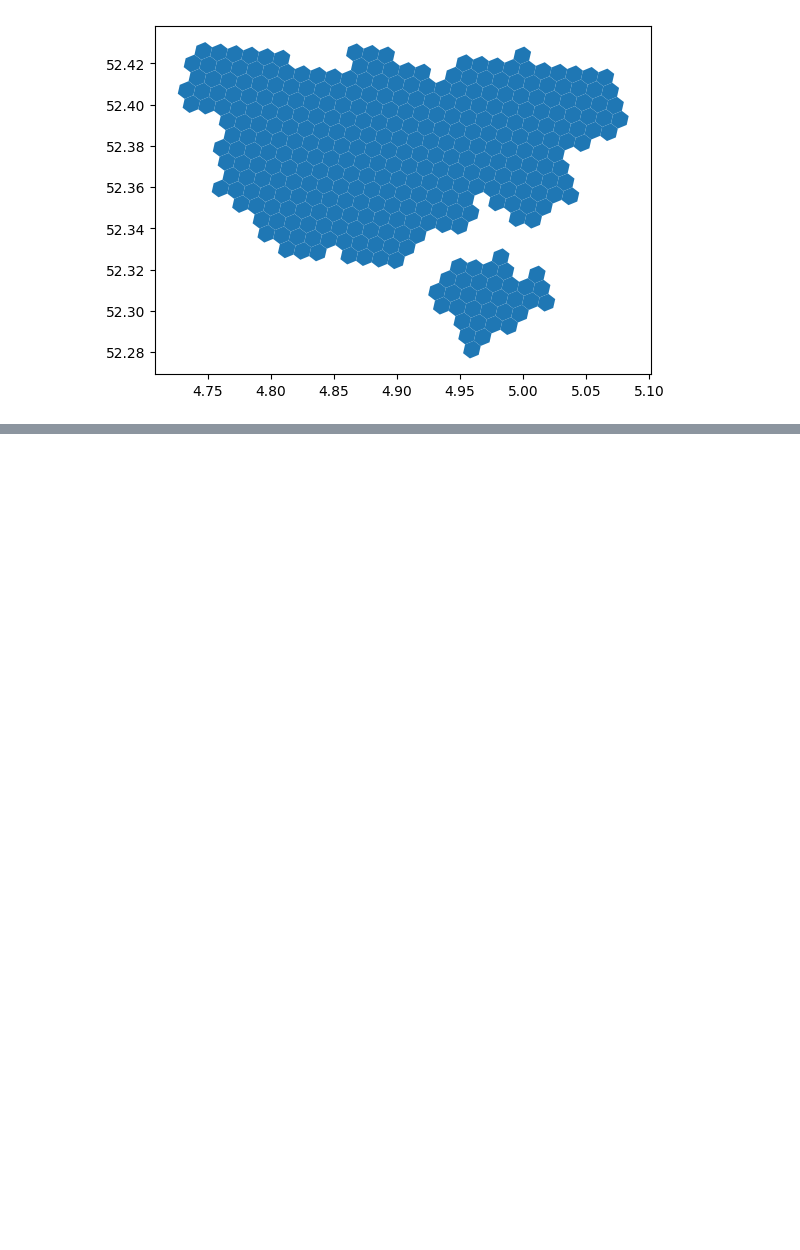
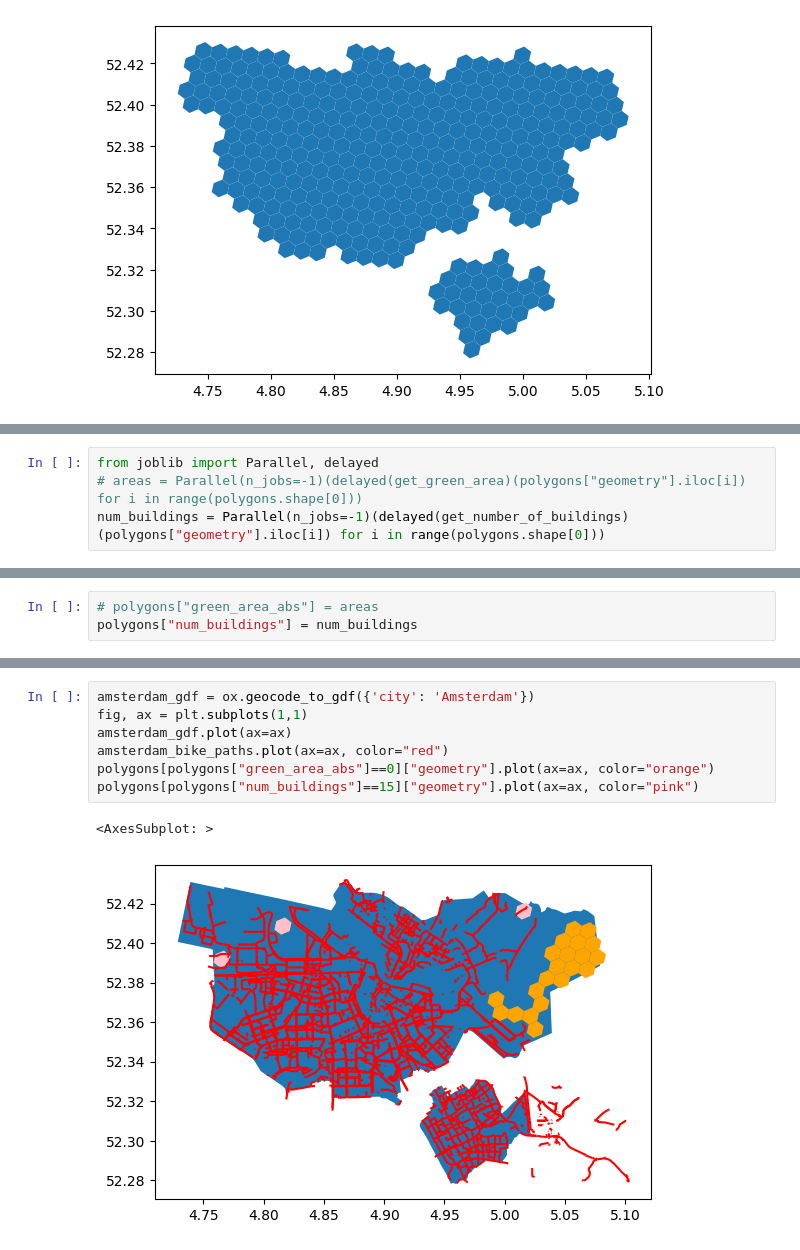
Before and after one commit to juliamorka/bike-paths-analysis, a Jupyter notebook: dev.ipynb, the cells around one changed output, grey strips where cells are left out. Drawn from its saved outputs; the diff is of its cells as text; blank space fills up the shorter version.

Commit message:
Dataset experiments, added some features from OpenStreetMap using parallelization

```diff
--- a/dev.ipynb
+++ b/dev.ipynb
@@ -52,0 +72,4 @@ amsterdam_gdf.h3.polyfill_resample(resolution).plot()
+# %%
+from joblib import Parallel, delayed
+# areas = Parallel(n_jobs=-1)(delayed(get_green_area)(polygons["geometry"].iloc[i]) for i in range(polygons.shape[0]))
+num_buildings = Parallel(n_jobs=-1)(delayed(get_number_of_buildings)(polygons["geometry"].iloc[i]) for i in range(polygons.shape[0]))
@@ -52,0 +80,3 @@ amsterdam_gdf.h3.polyfill_resample(resolution).plot()
+# %%
+# polygons["green_area_abs"] = areas
+polygons["num_buildings"] = num_buildings
@@ -52,0 +104,10 @@ amsterdam_gdf.h3.polyfill_resample(resolution).plot()
+# %%
+amsterdam_gdf = ox.geocode_to_gdf({'city': 'Amsterdam'})
+fig, ax = plt.subplots(1,1)
+amsterdam_gdf.plot(ax=ax)
+amsterdam_bike_paths.plot(ax=ax, color="red")
+polygons[polygons["green_area_abs"]==0]["geometry"].plot(ax=ax, color="orange")
+polygons[polygons["num_buildings"]==15]["geometry"].plot(ax=ax, color="pink")
+# %% [output]
+<AxesSubplot: >
+[figure, added]
```
Also changed, not shown: parts of 33 cells of this notebook.
